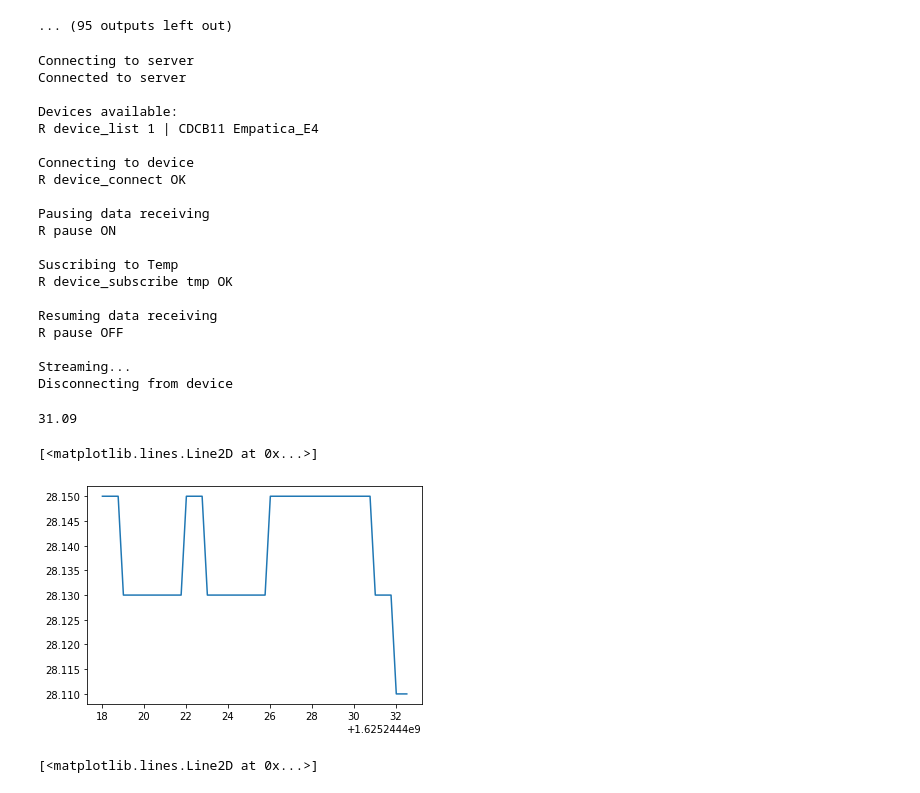
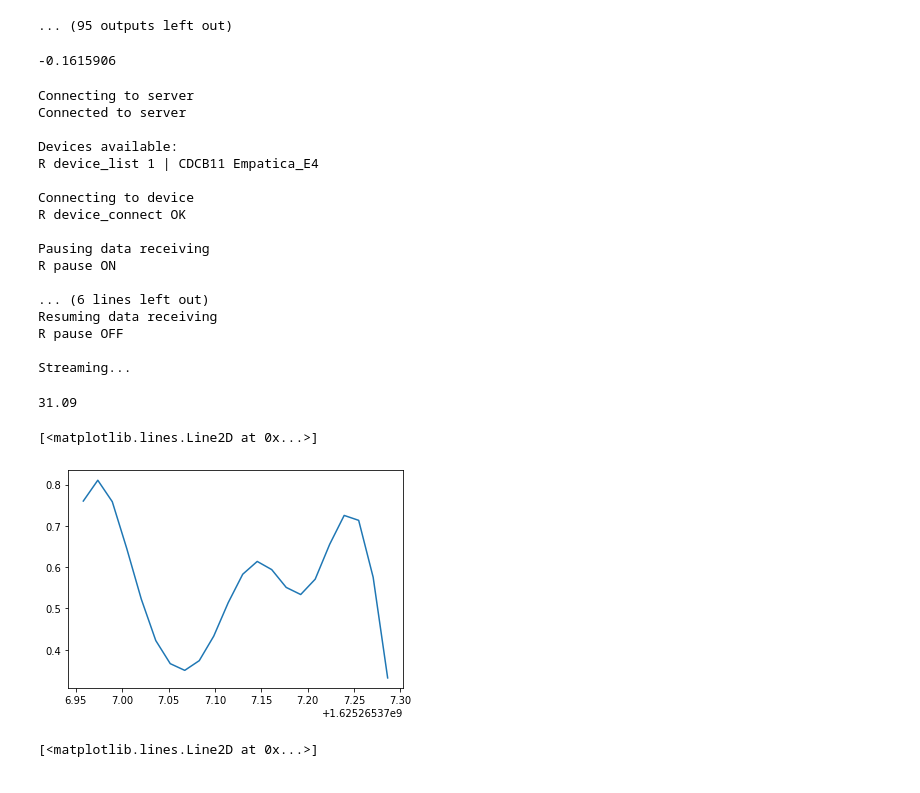
Before and after one commit to aibanks/Holodeck_Sensorlab, a Jupyter notebook: E4_to_RealTimeVisualization.ipynb, the cells around one changed output. Cells and saved outputs as stored; diff of their text form; code cells hidden in the pictures.

```diff
--- a/E4_to_RealTimeVisualization.ipynb
+++ b/E4_to_RealTimeVisualization.ipynb
@@ -252,6 +252,10 @@ Streaming...
 [figure]
 [figure]
 ... (95 outputs left out)
+# %%
+bvp_data[-1]
+# %% [output]
+-0.1615906
 # %%
 ## Similar to the above code, but I'm trying to use one plot that gets wiped and updated periodically ##
 
@@ -266,7 +270,7 @@ import matplotlib.animation as animation
 
 # SELECT DATA TO STREAM
 acc = False      # 3-axis acceleration
-bvp = False      # Blood Volume Pulse
+bvp = True      # Blood Volume Pulse
 gsr = False      # Galvanic Skin Response (Electrodermal Activity)
 tmp = True       # Temperature
 ibi = False      # Interbeat Interval and Heartbeat
@@ -411,8 +415,13 @@ def stream():
                         data = float(samples[i].split()[2].replace(',','.'))
                         outletBatt.push_sample([data], timestamp=timestamp) """
                     #plt.cla()
-                    plt.pause(0.5)
-                    plt.plot(temp_timestamp[-30:], temp_data[-30:])
+                    plt.pause(0.0005)
+                    plt.subplot(211)
+                    plt.plot(temp_timestamp, temp_data, 'g')
+                    #plt.ylim(bottom = 26, top = 29)
+                    plt.pause(0.0005)
+                    plt.subplot(212)
+                    plt.plot(bvp_timestamp, bvp_data, 'b')
                     plt.show()
                 #time.sleep(1)
             except socket.timeout:
@@ -437,14 +446,11 @@ R device_connect OK
 Pausing data receiving
 R pause ON
 
-Suscribing to Temp
-R device_subscribe tmp OK
-
+... (6 lines left out)
 Resuming data receiving
 R pause OFF
 
 Streaming...
-Disconnecting from device
 # %%
 max(temp_data)
 # %% [output]
@@ -452,11 +458,11 @@ max(temp_data)
 # %%
 #%matplotlib qt
 %matplotlib inline
 
-plt.plot(temp_timestamp, temp_data)
+plt.plot(bvp_timestamp, bvp_data)
 # %% [output]
 [<matplotlib.lines.Line2D at 0x...>]
-[figure, old version]
+[figure, new version]
 # %%
 #%matplotlib qt
 %matplotlib inline
```
Also changed, not shown: parts of 3 cells of this notebook.
